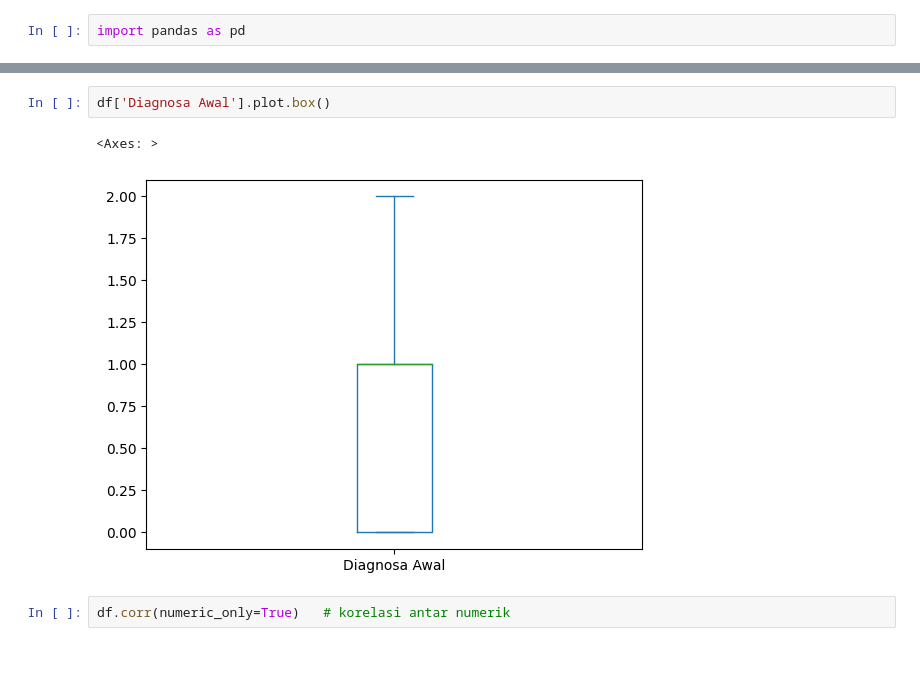
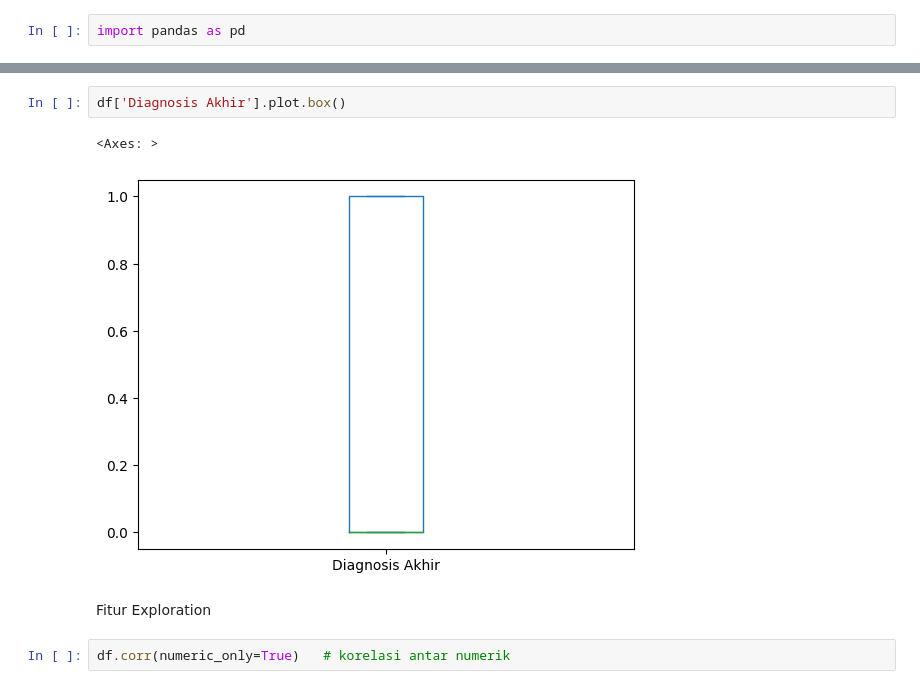
Before and after one commit to Emanxaa/DA_Proj, a Jupyter notebook: Proj1/EDA.ipynb, the cells around one changed output, grey strips where cells are left out. Saved outputs shown, nothing was run; the diff lists cells and outputs as text; blank space fills up the shorter version.

```diff
--- a/Proj1/EDA.ipynb
+++ b/Proj1/EDA.ipynb
@@ -67,8 +115,10 @@ df['Diagnosa Awal'].hist()
 # %%
-df['Diagnosa Awal'].plot.box()
+df['Diagnosis Akhir'].plot.box()
 # %% [output]
 <Axes: >
-[figure, old version]
+[figure, new version]
+# %% [markdown]
+Fitur Exploration
 # %%
 df.corr(numeric_only=True)   # korelasi antar numerik
 # %% [output]
```
Also changed, not shown: parts of 20 cells of this notebook, 1 other file.
